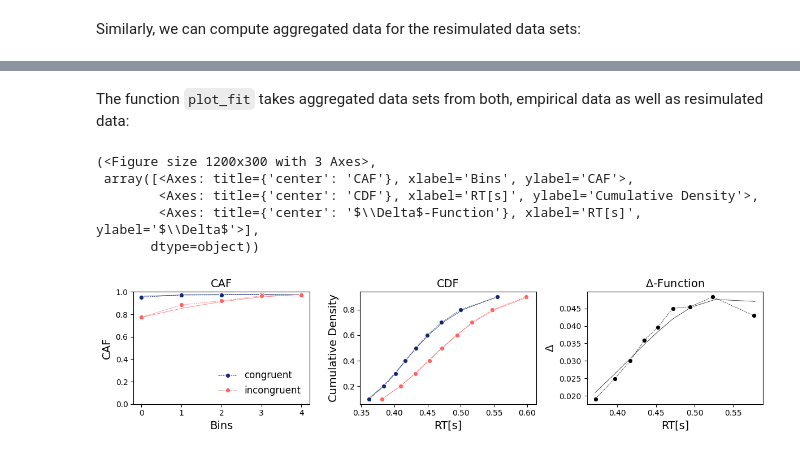
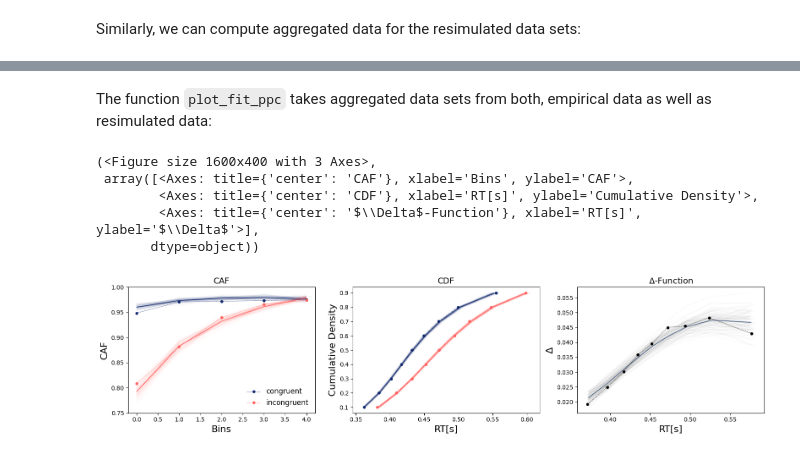
Before and after one commit to simschaefer/amortized-dmc, a Jupyter notebook: notebooks/posterior_predictive_checks.ipynb, the cells around one changed output, grey strips where cells are left out. Cells and saved outputs as stored; diff of their text form; code cells hidden in the pictures.

```diff
--- a/notebooks/posterior_predictive_checks.ipynb
+++ b/notebooks/posterior_predictive_checks.ipynb
@@ -106,4 +106,4 @@ dmc_helpers.plot_stats(caf_emp, cdf_emp, delta_emp, id_name='participant', rt='r
 # %% [markdown]
 Similarly, we can compute aggregated data for the resimulated data sets:
 # %%
-caf, cdf, delta = dmc_helpers.compute_stats(ppc_data, id_name='id', rt='rt', congruency='congruency')
+caf, cdf, delta = dmc_helpers.compute_stats_ppc(ppc_data, id_name='id', rt='rt', draw_name='num_resim', congruency='congruency')
@@ -119,11 +110,15 @@ dmc_helpers.plot_stats(caf, cdf, delta, id_name='id', rt='rt', congruency='congr
 # %% [markdown]
-The function `plot_fit` takes aggregated data sets from both, empirical data as well as resimulated data:
+The function `plot_fit_ppc` takes aggregated data sets from both, empirical data as well as resimulated data:
 # %%
-dmc_helpers.plot_fit(caf, cdf, delta, caf_emp, cdf_emp, delta_emp, congruency='congruency', congruency_emp='congruency')
+dmc_helpers.plot_fit_ppc(caf, cdf, delta, caf_emp, cdf_emp, delta_emp,
+                         congruency='congruency',
+                         congruency_emp='congruency',
+                         caf_ylim=(0.75, 1),
+                         show_draws_mean=True)
 # %% [output]
-(<Figure size 1200x300 with 3 Axes>,
+(<Figure size 1600x400 with 3 Axes>,
  array([<Axes: title={'center': 'CAF'}, xlabel='Bins', ylabel='CAF'>,
         <Axes: title={'center': 'CDF'}, xlabel='RT[s]', ylabel='Cumulative Density'>,
         <Axes: title={'center': '$\\Delta$-Function'}, xlabel='RT[s]', ylabel='$\\Delta$'>],
        dtype=object))
-[figure, old version]
+[figure, new version]
```
Also changed, not shown: parts of 4 cells of this notebook, 7 other files.
